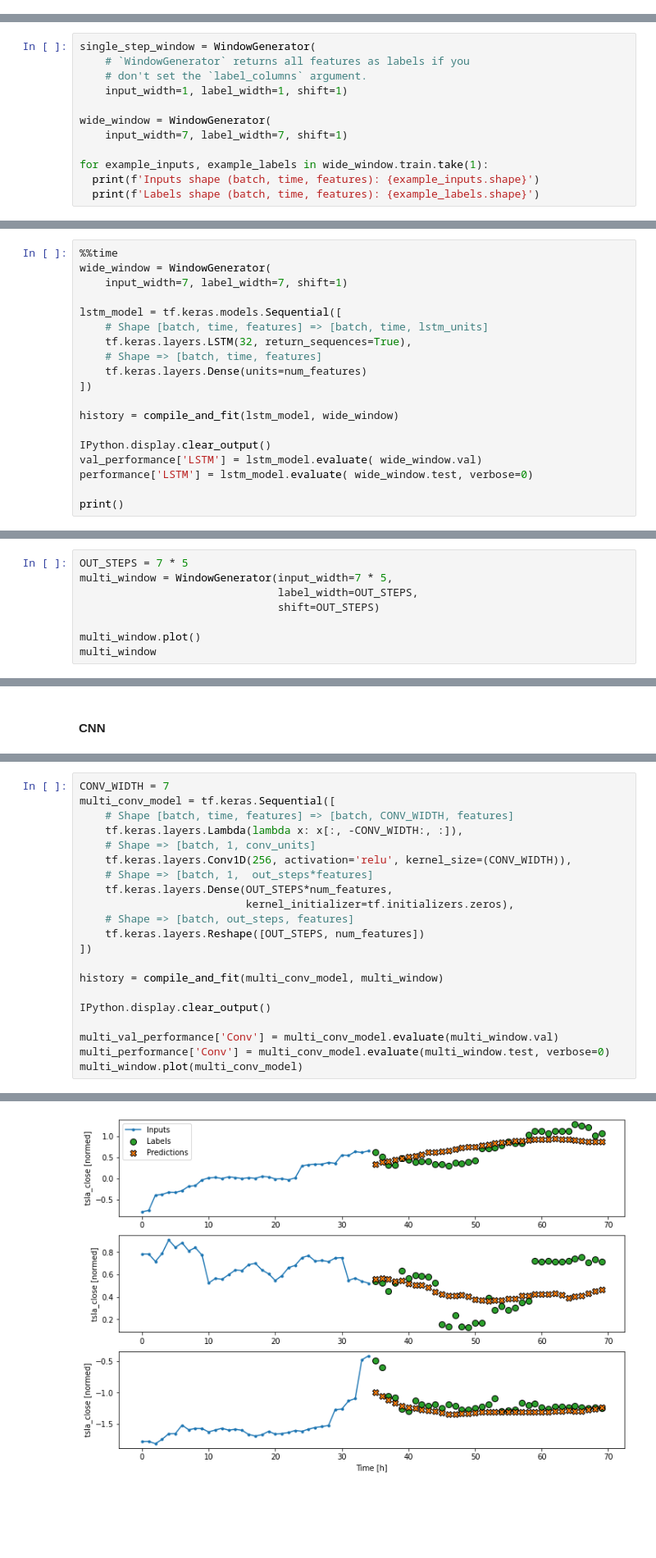
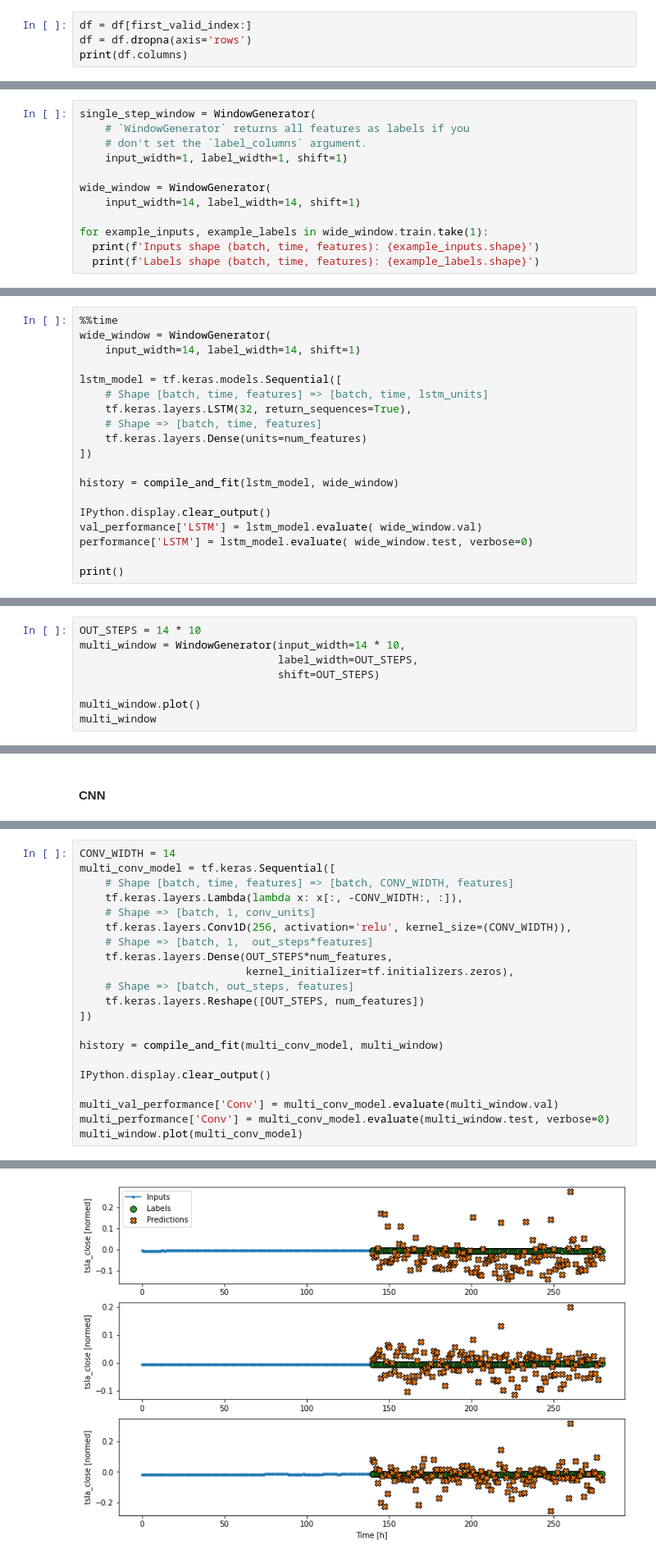
Before and after one commit to neuralnetes/notebooks, a Jupyter notebook: time-series/kibot.ipynb, the cells around one changed output, grey strips where cells are left out. Shown at 82% size. Drawn from its saved outputs; the diff is of its cells as text; blank space fills up the shorter version.

```diff
--- a/time-series/kibot.ipynb
+++ b/time-series/kibot.ipynb
@@ -203,0 +228,4 @@ df[['nflx_open', 'tsla_close', 'wwr_volume']].plot(subplots=True)
+# %%
+df = df[first_valid_index:]
+df = df.dropna(axis='rows')
+print(df.columns)
@@ -1032,7 +1088,7 @@ single_step_window = WindowGenerator(
     input_width=1, label_width=1, shift=1)
 
 wide_window = WindowGenerator(
-    input_width=7, label_width=7, shift=1)
+    input_width=14, label_width=14, shift=1)
 
 for example_inputs, example_labels in wide_window.train.take(1):
   print(f'Inputs shape (batch, time, features): {example_inputs.shape}')
@@ -1078,7 +1134,7 @@ performance['Dense'] = dense.evaluate(single_step_window.test, verbose=0)
 # %%
 %%time
 wide_window = WindowGenerator(
-    input_width=7, label_width=7, shift=1)
+    input_width=14, label_width=14, shift=1)
 
 lstm_model = tf.keras.models.Sequential([
     # Shape [batch, time, features] => [batch, time, lstm_units]
@@ -1207,8 +1263,8 @@ For the multi-step model, the training data again consists of hourly samples. Ho
 
 Here is a `Window` object that generates these slices from the dataset:
 # %%
-OUT_STEPS = 7 * 5
-multi_window = WindowGenerator(input_width=7 * 5,
+OUT_STEPS = 14 * 10
+multi_window = WindowGenerator(input_width=14 * 10,
                                label_width=OUT_STEPS,
                                shift=OUT_STEPS)
 
@@ -1332,7 +1400,7 @@ A convolutional model makes predictions based on a fixed-width history, which ma
 
 ![A convolutional model sees how things change over time](https://github.com/tensorflow/docs/blob/master/site/en/tutorials/structured_data/images/multistep_conv.png?raw=1)
 # %%
-CONV_WIDTH = 7
+CONV_WIDTH = 14
 multi_conv_model = tf.keras.Sequential([
     # Shape [batch, time, features] => [batch, CONV_WIDTH, features]
     tf.keras.layers.Lambda(lambda x: x[:, -CONV_WIDTH:, :]),
@@ -1357,4 +1425,4 @@ multi_window.plot(multi_conv_model)
-[figure, old version]
+[figure, new version]
 # %% [markdown]
 #### RNN
 # %% [markdown]
```
Also changed, not shown: parts of 86 cells of this notebook.
